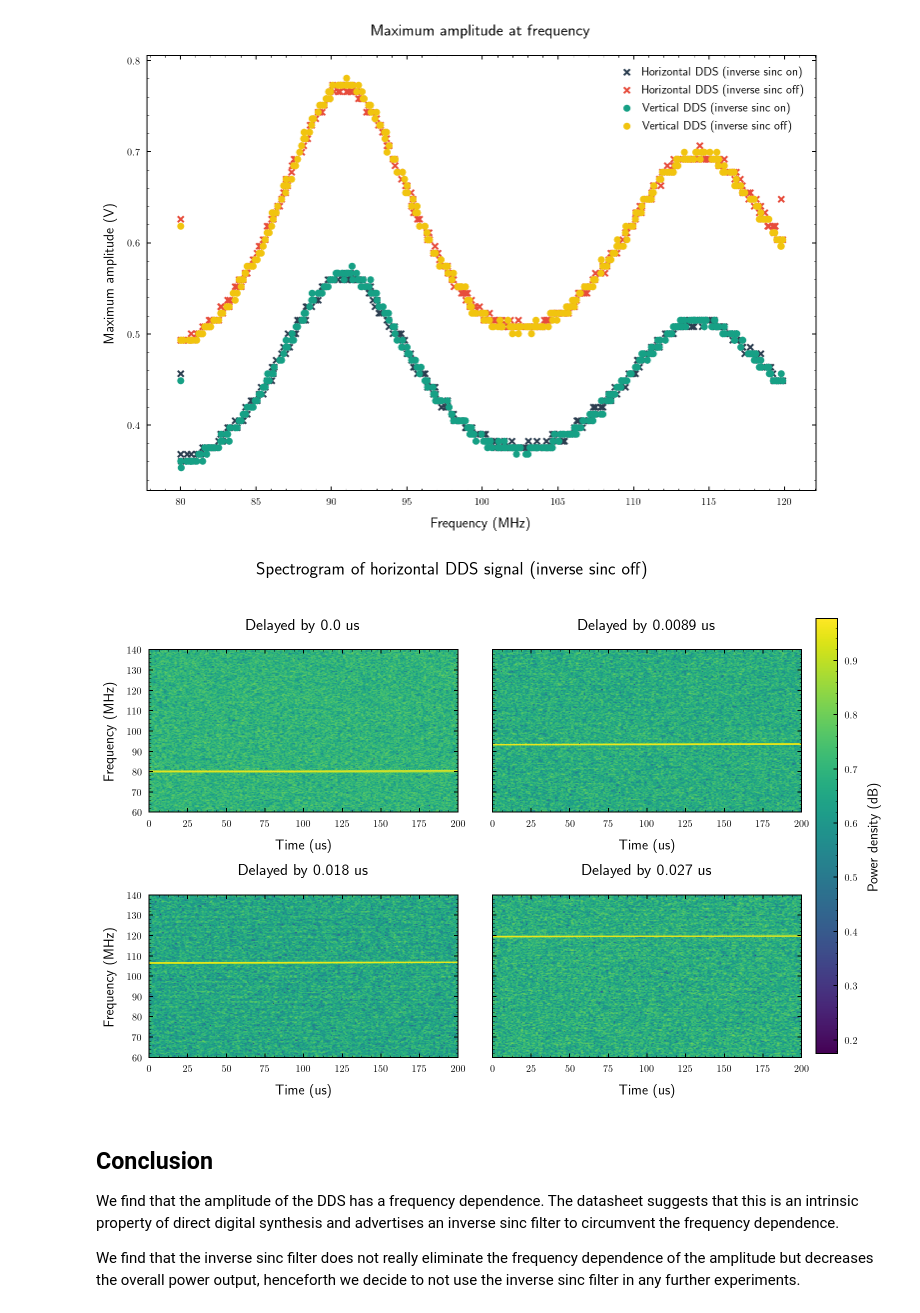
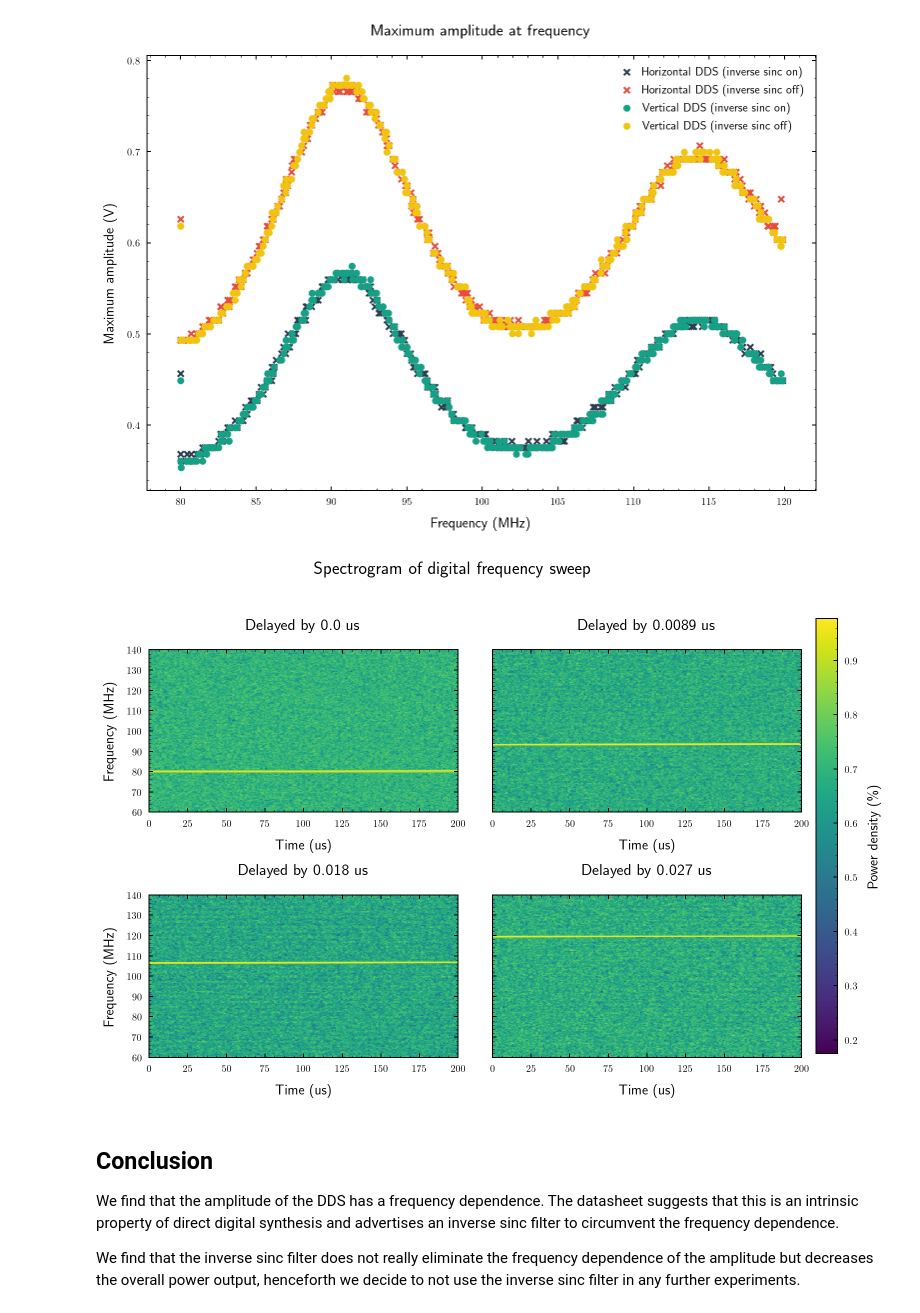
Before and after one commit to bodokaiser/bachelor-thesis, a Jupyter notebook: notebook/evaluation/signal-synthesis.ipynb, the cells around one changed output. Drawn from its saved outputs; the diff is of its cells as text; code cells hidden in the pictures.

Commit message:
renamed chapter, updated synthesis section in signal chapter

```diff
--- a/notebook/evaluation/signal-synthesis.ipynb
+++ b/notebook/evaluation/signal-synthesis.ipynb
@@ -111,32 +111,32 @@ Z4 = (Z4 - vmin) / (vmax - vmin)
 Z4 = np.flipud(Z4)
 # %%
 fig, axes = plt.subplots(nrows=2, ncols=2, figsize=(10, 8), sharey=True)
-fig.suptitle('Spectrogram of horizontal DDS signal (inverse sinc off)')
+fig.suptitle('Spectrogram of digital frequency sweep')
 
 axes = axes.flatten()
 axes[0].set_title(f'Delayed by {t0:.2} us')
 axes[0].set_ylabel('Frequency (MHz)')
 axes[0].imshow(Z1, extent=[0, 200, 60, 140])
 axes[1].set_title(f'Delayed by {t1:.2} us')
 axes[1].imshow(Z2, extent=[0, 200, 60, 140])
 axes[2].set_title(f'Delayed by {t2:.2} us')
 axes[2].imshow(Z3, extent=[0, 200, 60, 140])
 axes[2].set_ylabel('Frequency (MHz)')
 axes[3].set_title(f'Delayed by {t3:.2} us')
 im = axes[3].imshow(Z4, extent=[0, 200, 60, 140])
 
 for axis in axes:
     axis.set_xlabel('Time (us)')
     axis.axis('auto')
 
 fig.subplots_adjust(right=1.16)
-fig.colorbar(im, ax=list(axes), label='Power density (dB)')
+fig.colorbar(im, ax=list(axes), label='Power density (\%)')
 
 plt.tight_layout(rect=[0, 0.03, 1, 0.9])
 fig.savefig(os.path.join(figuredir, 'spectrogram.pdf'))
 plt.show()
 # %% [output]
-[figure, old version]
+[figure, new version]
 # %% [markdown]
 ## Conclusion
 
```
Also changed, not shown: 5 other files.
